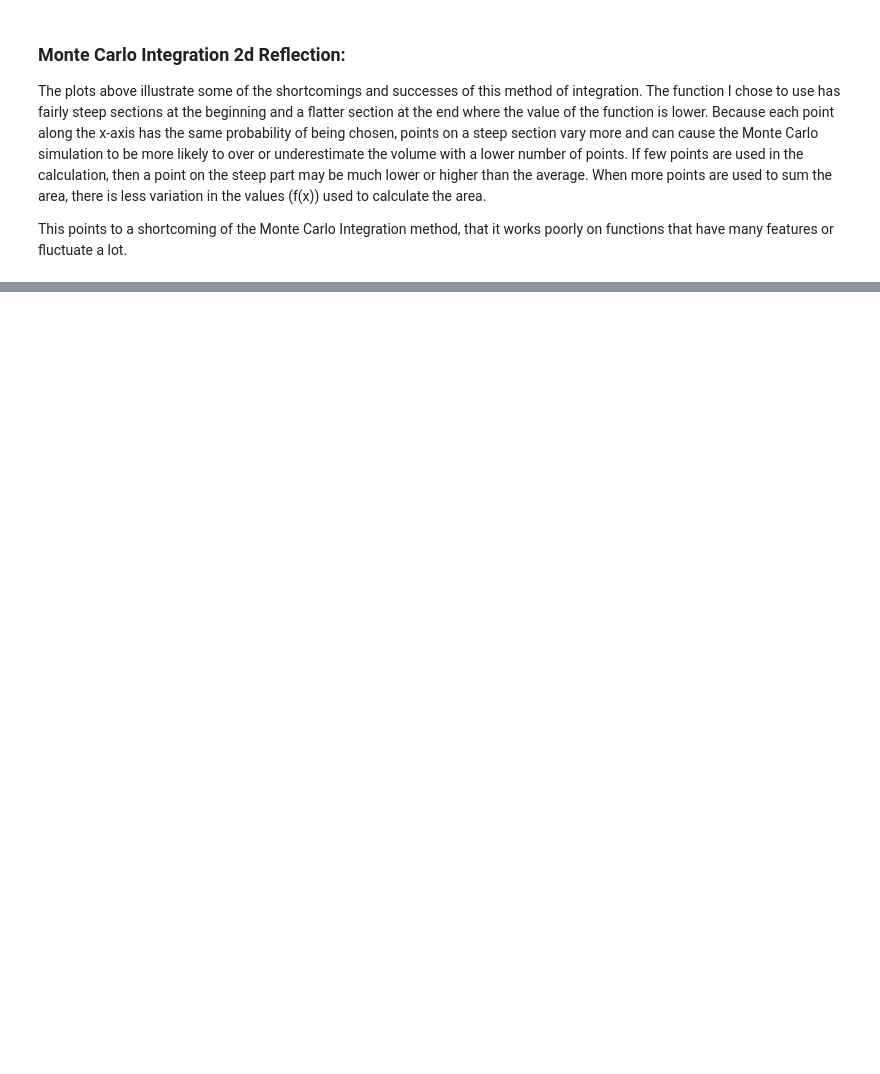
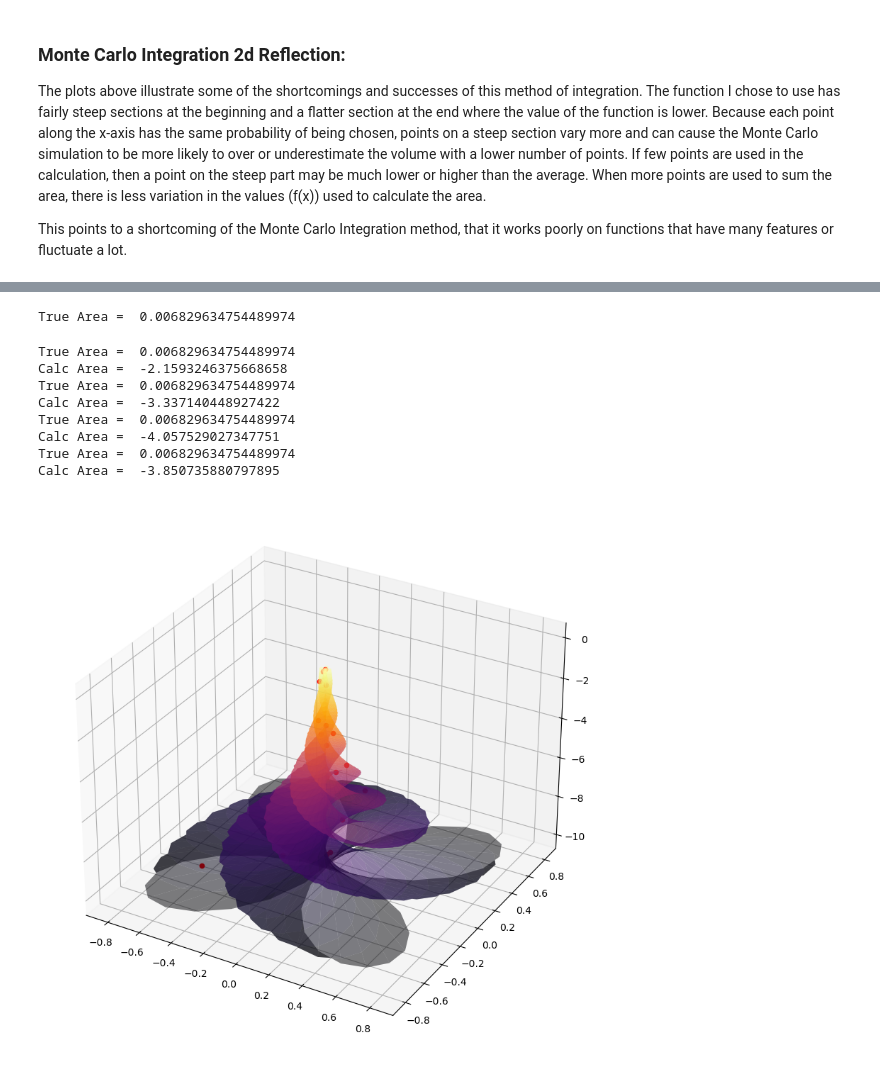
Before and after one commit to brookebot/MonteCarloCalc, a Jupyter notebook: MonteCarlo.ipynb, the cells around one changed output, grey strips where cells are left out. Saved outputs shown, nothing was run; the diff lists cells and outputs as text; code cells hidden in the pictures; blank space fills up the shorter version.

```diff
--- a/MonteCarlo.ipynb
+++ b/MonteCarlo.ipynb
@@ -187,0 +245,23 @@ In this section, I wanted to explore how well this Integration method works in 3
+# %%
+from scipy.integrate import dblquad
+
+true_area_3d = dblquad(brooke_func, -10, 0, 0, 2 * np.pi)
+print("True Area = ", true_area_3d[0])
+# %% [output]
+True Area =  0.006829634754489974
+# %%
+for n in [20, 200, 2000, 10000]:
+    calc_vol = MonteCarlo3D(brooke_func, -10, 0, n_points = n)
+    print("True Area = ", true_area_3d[0])
+    print("Calc Area = ", calc_vol)
+    #print("Min_error: ", (true_area_3d[0] - calc_vol)/true_area_3d[0])
+# %% [output]
+True Area =  0.006829634754489974
+Calc Area =  -2.1593246375668658
+True Area =  0.006829634754489974
+Calc Area =  -3.337140448927422
+True Area =  0.006829634754489974
+Calc Area =  -4.057529027347751
+True Area =  0.006829634754489974
+Calc Area =  -3.850735880797895
+[figure, added]
```
Also changed, not shown: parts of 16 cells of this notebook.
